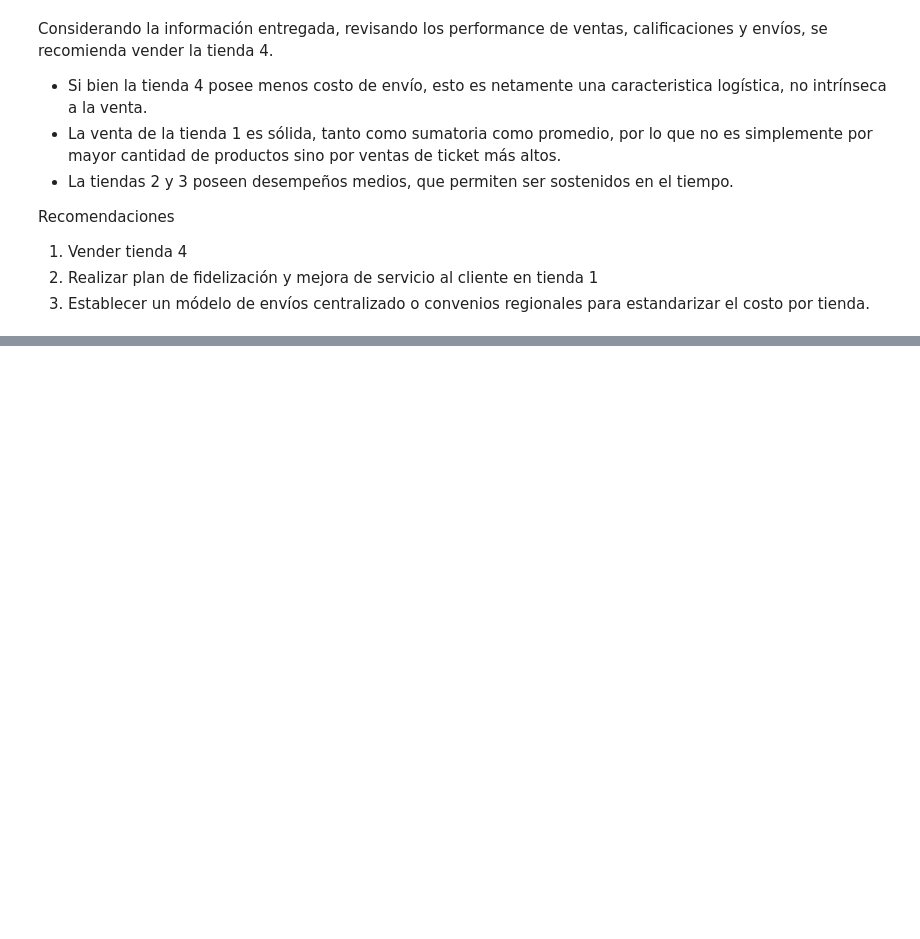
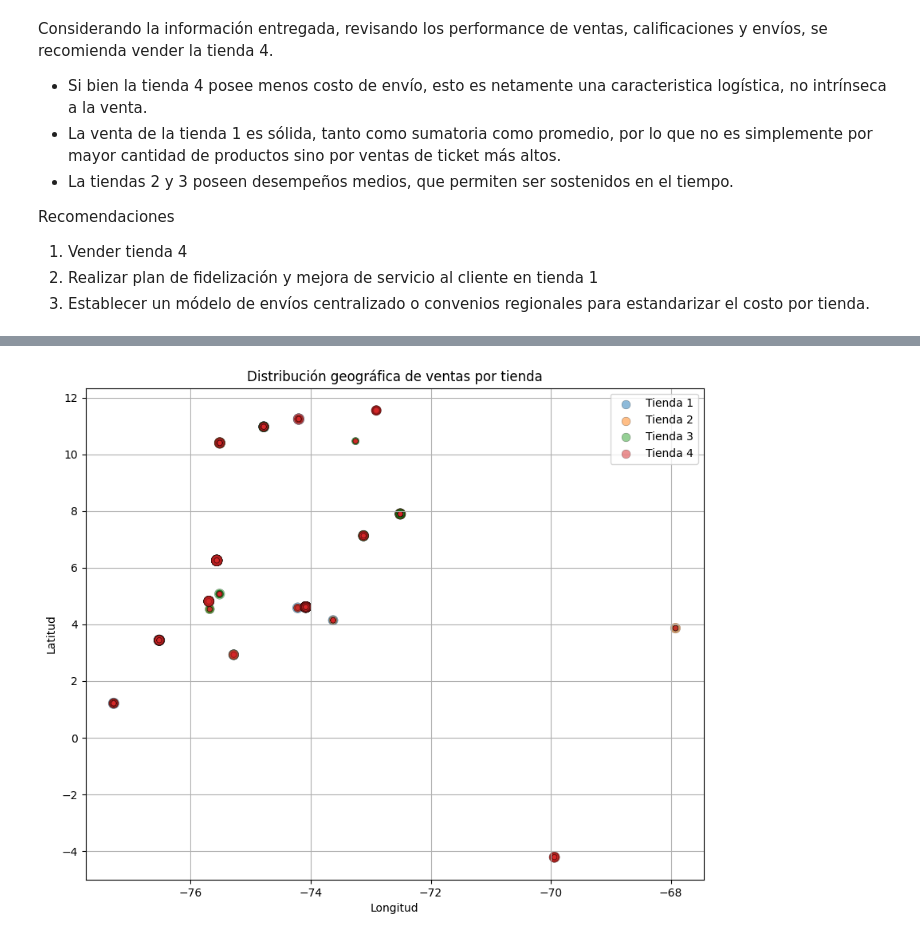
Before and after one commit to chris-zapata/alura_store, a Jupyter notebook: AluraStoreLatam.ipynb, the cells around one changed output, grey strips where cells are left out. Cells and saved outputs as stored; diff of their text form; code cells hidden in the pictures; blank space fills up the shorter version.

```diff
--- a/AluraStoreLatam.ipynb
+++ b/AluraStoreLatam.ipynb
@@ -467,0 +514,47 @@ Recomendaciones
+# %%
+# Asegurar que las columnas críticas son numéricas
+tiendas['lat'] = pd.to_numeric(tiendas['lat'], errors='coerce')
+tiendas['lon'] = pd.to_numeric(tiendas['lon'], errors='coerce')
+tiendas['Precio'] = pd.to_numeric(tiendas['Precio'], errors='coerce')
+
+# Convertir fecha
+tiendas['Fecha de Compra'] = pd.to_datetime(tiendas['Fecha de Compra'], errors='coerce')
+
+# Eliminar filas sin coordenadas o sin precio
+tiendas = tiendas.dropna(subset=['lat', 'lon', 'Precio'])
+
+# Filtrar coordenadas inválidas
+tiendas = tiendas[
+    tiendas['lat'].between(-90, 90) &
+    tiendas['lon'].between(-180, 180)
+]
+# %%
+plt.figure(figsize=(10,8))
+
+tiendas_unicas = tiendas['tienda'].unique()
+colors = plt.cm.tab10.colors  # 10 colores distintos
+
+for i, t in enumerate(tiendas_unicas):
+    sub = tiendas[tiendas['tienda'] == t]
+
+    # Tamaño del punto proporcional al precio (solo visual, no análisis)
+    sizes = np.clip(sub['Precio'] / sub['Precio'].max() * 100, 20, 200)
+
+    plt.scatter(
+        sub['lon'], sub['lat'],
+        s=sizes,
+        alpha=0.5,
+        label=t,
+        edgecolors='k',
+        linewidth=0.3,
+        color=colors[i % len(colors)]
+    )
+
+plt.xlabel("Longitud")
+plt.ylabel("Latitud")
+plt.title("Distribución geográfica de ventas por tienda")
+plt.legend()
+plt.grid(True)
+plt.show()
+# %% [output]
+[figure, added]
```
Also changed, not shown: parts of 8 cells of this notebook.
